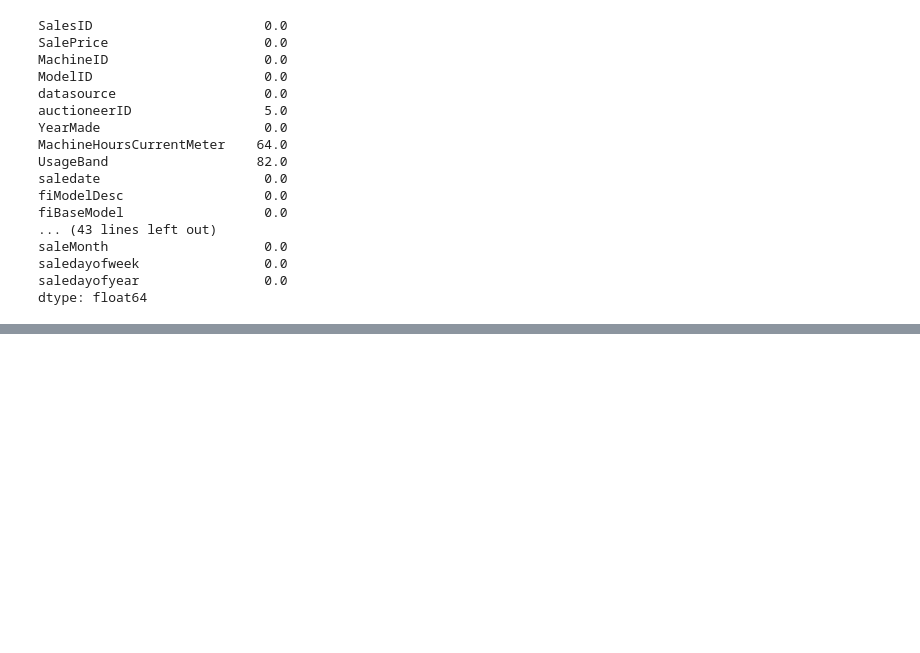
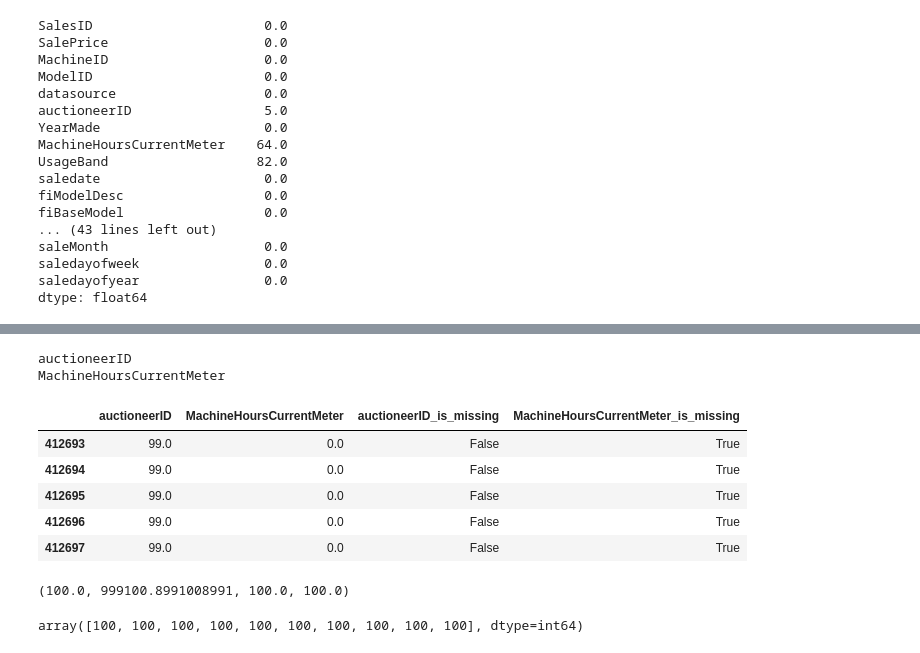
Before and after one commit to EZENWERE/ML-PROJECTS, a Jupyter notebook: Sklearn3.0.ipynb, the cells around one changed output, grey strips where cells are left out. Cells and saved outputs as stored; diff of their text form; code cells hidden in the pictures; blank space fills up the shorter version.

```diff
--- a/Sklearn3.0.ipynb
+++ b/Sklearn3.0.ipynb
@@ -1410 +1393,5 @@ df_tmp.YearMade.sort_values(ascending= True)
 Name: YearMade, Length: 412698, dtype: int64
+# %%
+for label, content in df_tmp.items():
+    if pd.api.types.is_numeric_dtype(content):
+       print(label)
@@ -1410,0 +1427,38 @@ Name: YearMade, Length: 412698, dtype: int64
+# %%
+#check which numeric has null values
+for label, content in df_tmp.items():
+    if pd.api.types.is_numeric_dtype(content):
+        if pd.isnull(content).any(): # .any() checks if at least one of those values is True. So it returns True:
+            print(label)
+# %% [output]
+auctioneerID
+MachineHoursCurrentMeter
+# %%
+#fill numeric rows with median
+for label, content in df_tmp.items():
+    if pd.api.types.is_numeric_dtype(content):
+        if pd.isnull(content).any():
+            #add a binary coloumn to tells us if the data was missing or not
+            df_tmp[label +"_is_missing"] = pd.isnull(content)
+            df_tmp[label] = content.fillna(content.median())
+            #Fill missing values with mdeian
+x= df_tmp[["auctioneerID","MachineHoursCurrentMeter", "auctioneerID_is_missing","MachineHoursCurrentMeter_is_missing"]].tail()
+x
+# %% [output]
+|  | auctioneerID | MachineHoursCurrentMeter | auctioneerID_is_missing | MachineHoursCurrentMeter_is_missing |
+| 412693 | 99.0 | 0.0 | False | True |
+| 412694 | 99.0 | 0.0 | False | True |
+| 412695 | 99.0 | 0.0 | False | True |
+| 412696 | 99.0 | 0.0 | False | True |
+| 412697 | 99.0 | 0.0 | False | True |
+# %%
+ hundreds = np.full((1000,), fill_value=  100, dtype= "int64")
+#(1000,) creates an arrayo of shape 1000 rows and no coloumns -a one dimentioanl array
+hundreds_billions = np.append(hundreds, 1000000000)
+np.mean(hundreds), np.mean(hundreds_billions), np.median(hundreds), np.median(hundreds_billions)
+# %% [output]
+(100.0, 999100.8991008991, 100.0, 100.0)
+# %%
+hundreds[:10]
+# %% [output]
+array([100, 100, 100, 100, 100, 100, 100, 100, 100, 100], dtype=int64)
```
Also changed, not shown: parts of 32 cells of this notebook, 1 other file.
